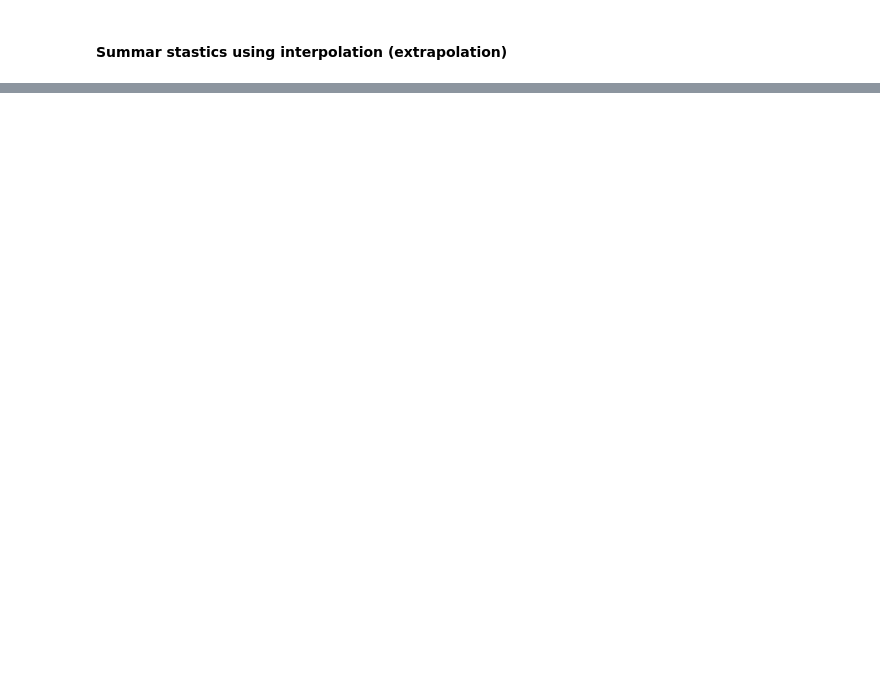
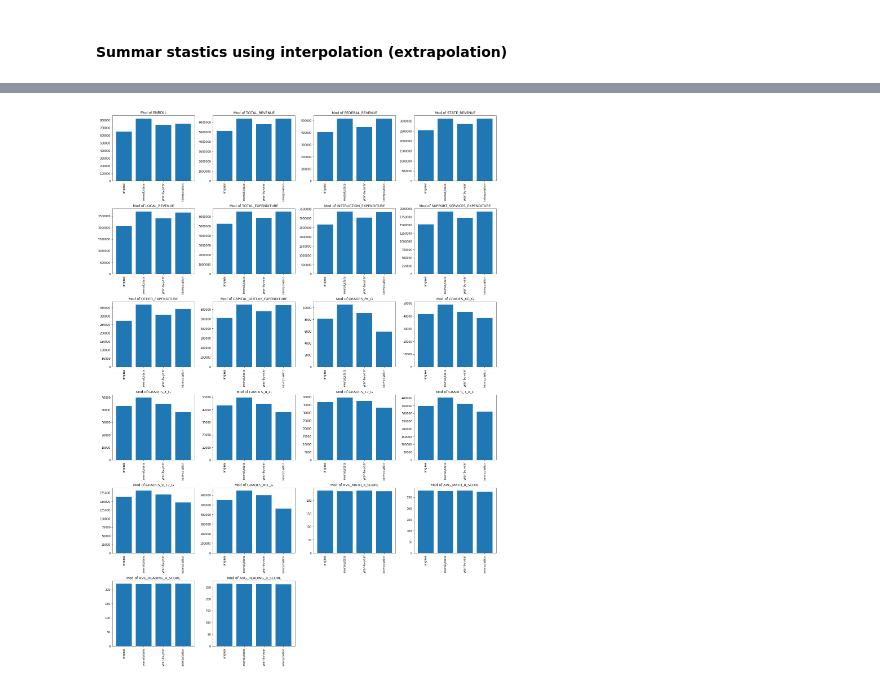
Before and after one commit to kathieking/Thinkful, a Jupyter notebook: check17_3_assignment.ipynb, the cells around one changed output, grey strips where cells are left out. Saved outputs shown, nothing was run; the diff lists cells and outputs as text; code cells hidden in the pictures; blank space fills up the shorter version.

```diff
--- a/check17_3_assignment.ipynb
+++ b/check17_3_assignment.ipynb
@@ -272,6 +272,8 @@ education_df.groupby('STATE').describe()
 | WISCONSIN | 26.0 | 2004.500000 | 7.648529 | 1992.0 | 1998.25 | 2004.5 | 2010.75 | 2017.0 | 24.0 | 8.671074e+05 | ... | ... |
 | WYOMING | 26.0 | 2004.500000 | 7.648529 | 1992.0 | 1998.25 | 2004.5 | 2010.75 | 2017.0 | 24.0 | 9.166442e+04 | ... | ... |
 59 rows × 184 columns
+# %%
+education1_df = education_df.copy()
 # %%
 fill_list = ['ENROLL', 'TOTAL_REVENUE', 'FEDERAL_REVENUE', 'STATE_REVENUE', 'LOCAL_REVENUE', 'TOTAL_EXPENDITURE', 'INSTRUCTION_EXPENDITURE','SUPPORT_SERVICES_EXPENDITURE', 'OTHER_EXPENDITURE', 'CAPITAL_OUTLAY_EXPENDITURE', 'GRADES_PK_G', 'GRADES_KG_G', 'GRADES_4_G', 'GRADES_8_G', 'GRADES_12_G', 'GRADES_1_8_G', 'GRADES_9_12_G', 'GRADES_ALL_G', 'AVG_MATH_4_SCORE', 'AVG_MATH_8_SCORE', 'AVG_READING_4_SCORE','AVG_READING_8_SCORE']
 # %%
@@ -443,0 +448,16 @@ education3_df.describe()
+# %%
+fig = plt.figure(figsize=(20,100))
+
+for i, col in enumerate(fill_list):
+    df = pd.concat([education_df[col], education1_df[col],
+                     education2_df[col], education3_df[col]], axis=1)
+
+    plt.subplot(len(fill_list), 4, i+1)
+    plt.bar(["original", "overall/state", "year-by-year", "interpolation"], df.median())
+    plt.xticks(rotation='vertical')
+    plt.title("Mod of {}".format(col))
+
+plt.tight_layout()
+plt.show()
+# %% [output]
+[figure, added]
```
Also changed, not shown: parts of 37 cells of this notebook.
